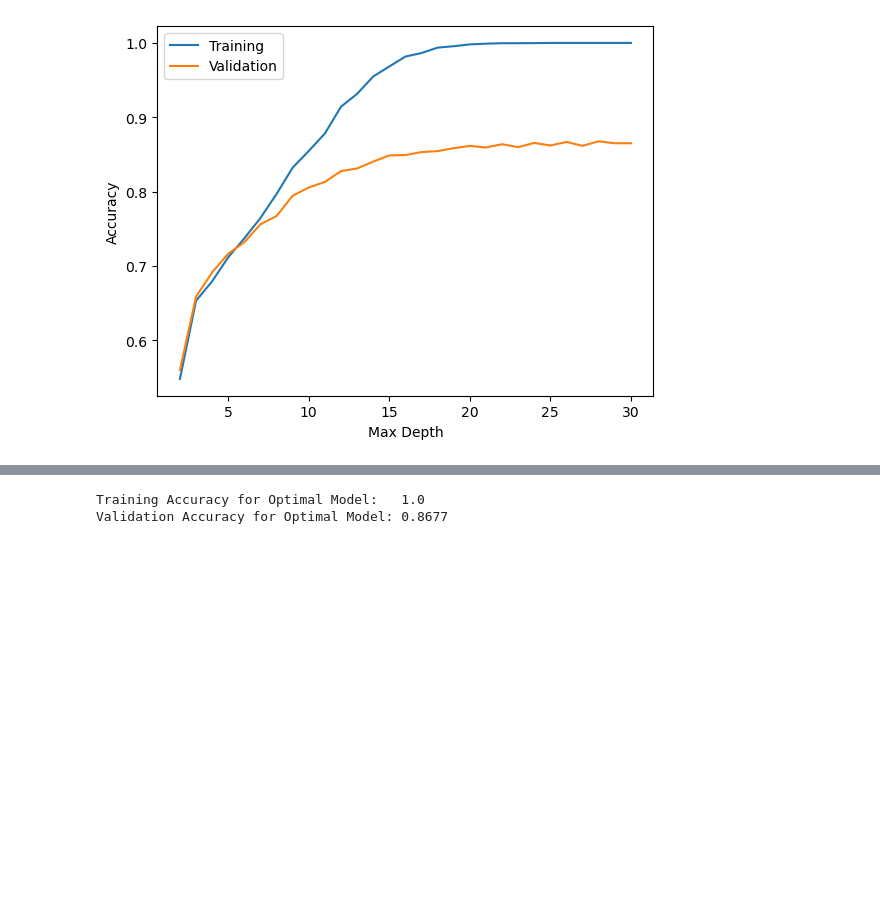
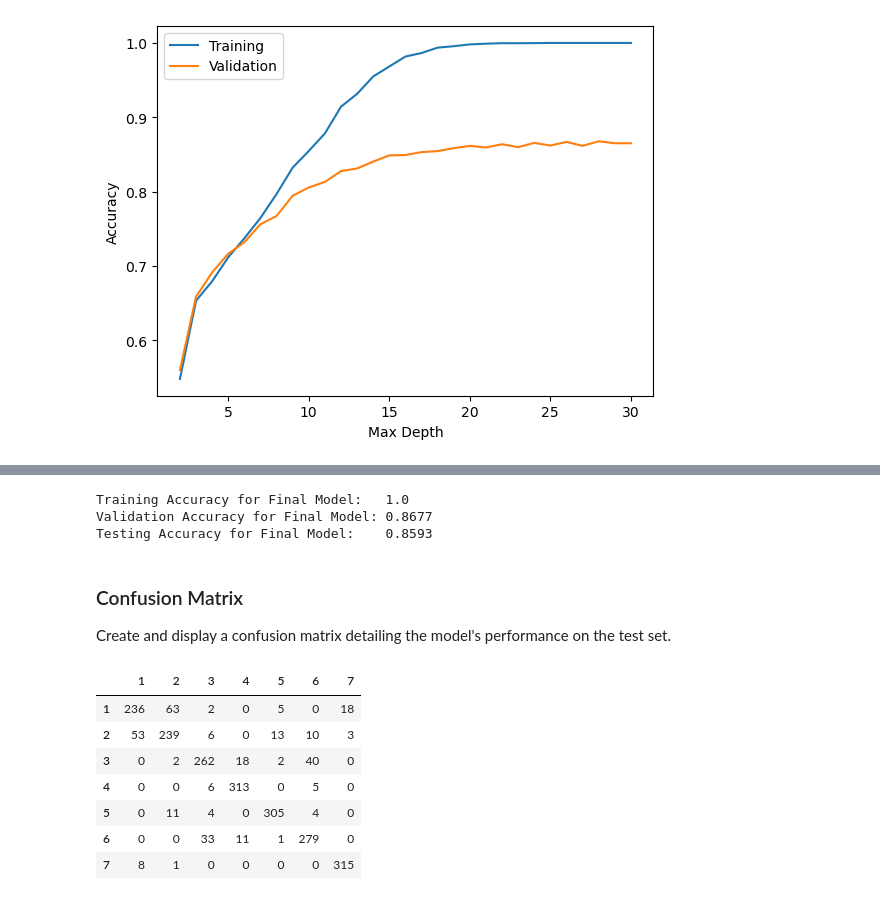
Before and after one commit to slylockfox/Maryville-DSCI-503-2, a Jupyter notebook: Project_04_Snyder.ipynb, the cells around one changed output, grey strips where cells are left out. Saved outputs shown, nothing was run; the diff lists cells and outputs as text; code cells hidden in the pictures; blank space fills up the shorter version.

```diff
--- a/Project_04_Snyder.ipynb
+++ b/Project_04_Snyder.ipynb
@@ -501,6 +504,47 @@ plt.show()
+# %%
+# If your final model is a decision tree or random forest model, use NumPy to set a random seed of 1.
+np.random.seed(1)
+
+# Recreate the best model you found, using the parameter values that produced that model. Store the resulting
+# model in a variable named final_model.
+final_model = RandomForestClassifier(n_estimators=100, max_depth=28)
+
+# Fit this model to the training set.
+final_model.fit(X_train, y_train)
+
+# Print the training accuracy, validation accuracy, and test accuracy for the final model with messages as shown
+# below. Round the accuracy scores to four decimal places.
+train_acc = final_model.score(X_train, y_train)
+valid_acc = final_model.score(X_valid, y_valid)
+test_acc = final_model.score(X_test, y_test)
+
+print (f'Training Accuracy for Final Model:   {train_acc}')
+print (f'Validation Accuracy for Final Model: {round(valid_acc, 4)}')
+print (f'Testing Accuracy for Final Model:    {round(test_acc, 4)}')
+# %% [output]
+Training Accuracy for Final Model:   1.0
+Validation Accuracy for Final Model: 0.8677
+Testing Accuracy for Final Model:    0.8593
+# %% [markdown]
+### Confusion Matrix
+Create and display a confusion matrix detailing the model's performance on the test set.
 # %%
-print (f'Training Accuracy for Optimal Model:   {round(opt_train_acc, 4)}')
-print (f'Validation Accuracy for Optimal Model: {round(opt_valid_acc, 4)}')
+# Use your final model to generate predictions for the test set, storing them in a variable named test_pred.
+test_pred = final_model.predict(X_test)
+
+# Create a confusion matrix by passing y_test and test_pred to the function confusion_matrix() from Scikit-Learn. This
+# function returns a NumPy array. Store this array in a variable,
+cm = confusion_matrix(y_test, test_pred)
+
+# ...and then convert it to a DataFrame with row and column names being set equal to the valid labels (i.e. the integers 1 – 7). Display the resulting DataFrame.
+cm_df = pd.DataFrame(cm, index=range(1,8), columns=range(1,8))
+cm_df.head(10)
 # %% [output]
-Training Accuracy for Optimal Model:   1.0
-Validation Accuracy for Optimal Model: 0.8677
+|  | 1 | 2 | 3 | 4 | 5 | 6 | 7 |
+| 1 | 236 | 63 | 2 | 0 | 5 | 0 | 18 |
+| 2 | 53 | 239 | 6 | 0 | 13 | 10 | 3 |
+| 3 | 0 | 2 | 262 | 18 | 2 | 40 | 0 |
+| 4 | 0 | 0 | 6 | 313 | 0 | 5 | 0 |
+| 5 | 0 | 11 | 4 | 0 | 305 | 4 | 0 |
+| 6 | 0 | 0 | 33 | 11 | 1 | 279 | 0 |
+| 7 | 8 | 1 | 0 | 0 | 0 | 0 | 315 |
```
Also changed, not shown: parts of 1 cell of this notebook, 1 other file.
